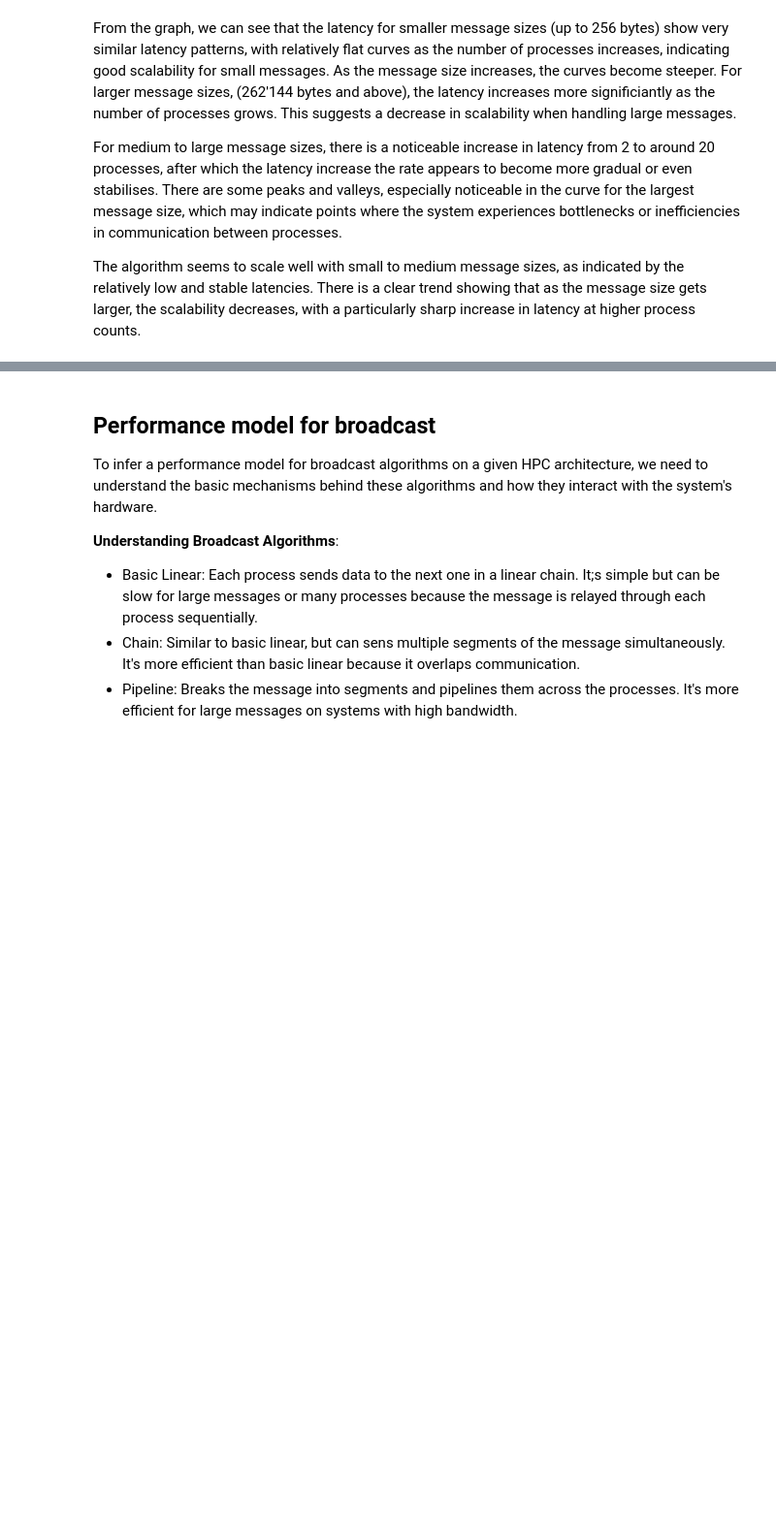
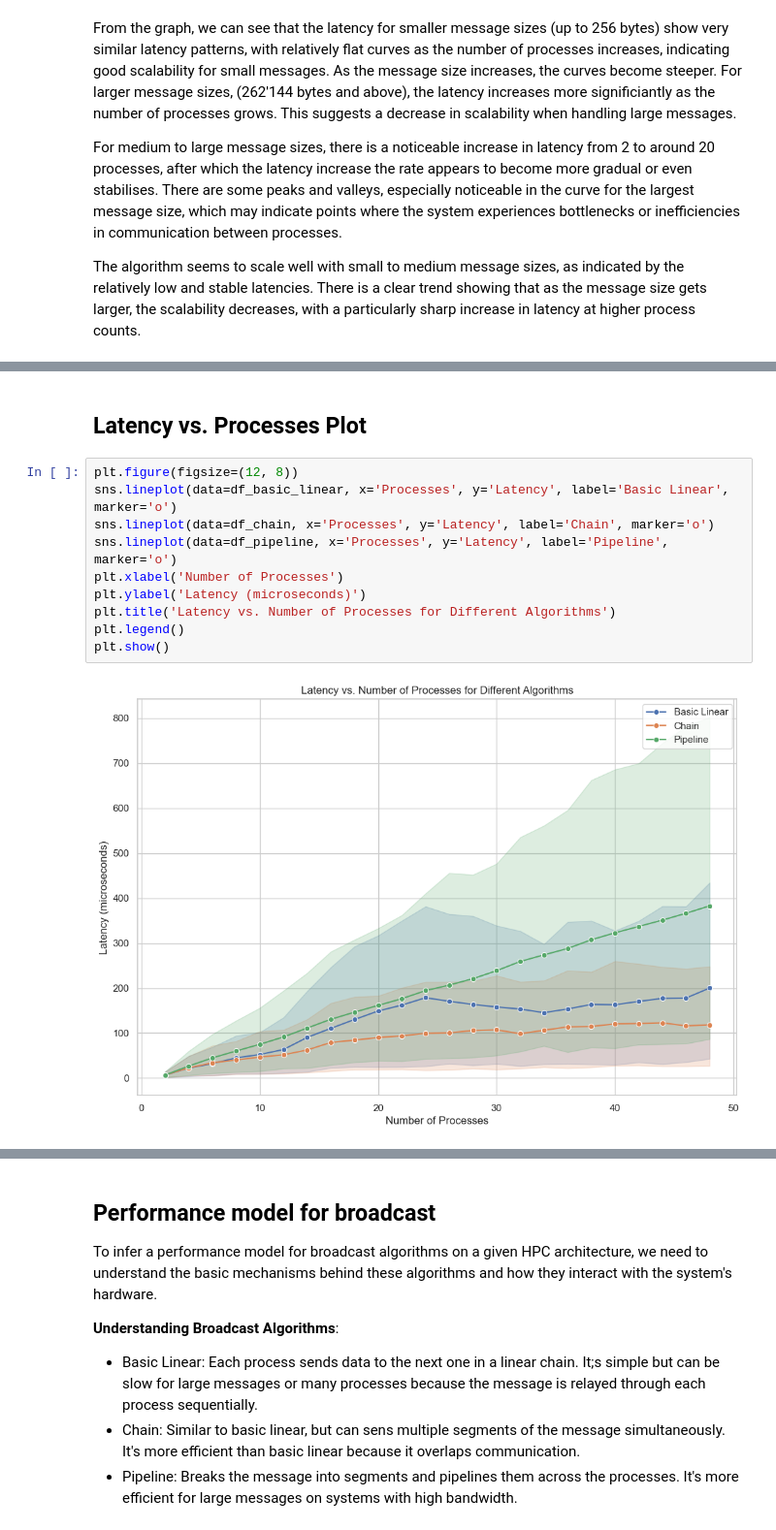
Before and after one commit to abandrea/HPC, a Jupyter notebook: exercise_1/project_1/bcast_thin_results/analysis_thin_bcast.ipynb, the cells around one changed output, grey strips where cells are left out. Shown at 97% size. Saved outputs shown, nothing was run; the diff lists cells and outputs as text; blank space fills up the shorter version.

```diff
--- a/exercise_1/project_1/bcast_thin_results/analysis_thin_bcast.ipynb
+++ b/exercise_1/project_1/bcast_thin_results/analysis_thin_bcast.ipynb
@@ -156,0 +198,14 @@ The algorithm seems to scale well with small to medium message sizes, as indicat
+# %% [markdown]
+## Latency vs. Processes Plot
+# %%
+plt.figure(figsize=(12, 8))
+sns.lineplot(data=df_basic_linear, x='Processes', y='Latency', label='Basic Linear', marker='o')
+sns.lineplot(data=df_chain, x='Processes', y='Latency', label='Chain', marker='o')
+sns.lineplot(data=df_pipeline, x='Processes', y='Latency', label='Pipeline', marker='o')
+plt.xlabel('Number of Processes')
+plt.ylabel('Latency (microseconds)')
+plt.title('Latency vs. Number of Processes for Different Algorithms')
+plt.legend()
+plt.show()
+# %% [output]
+[figure, added]
```
Also changed, not shown: parts of 23 cells of this notebook, 3 other files.
